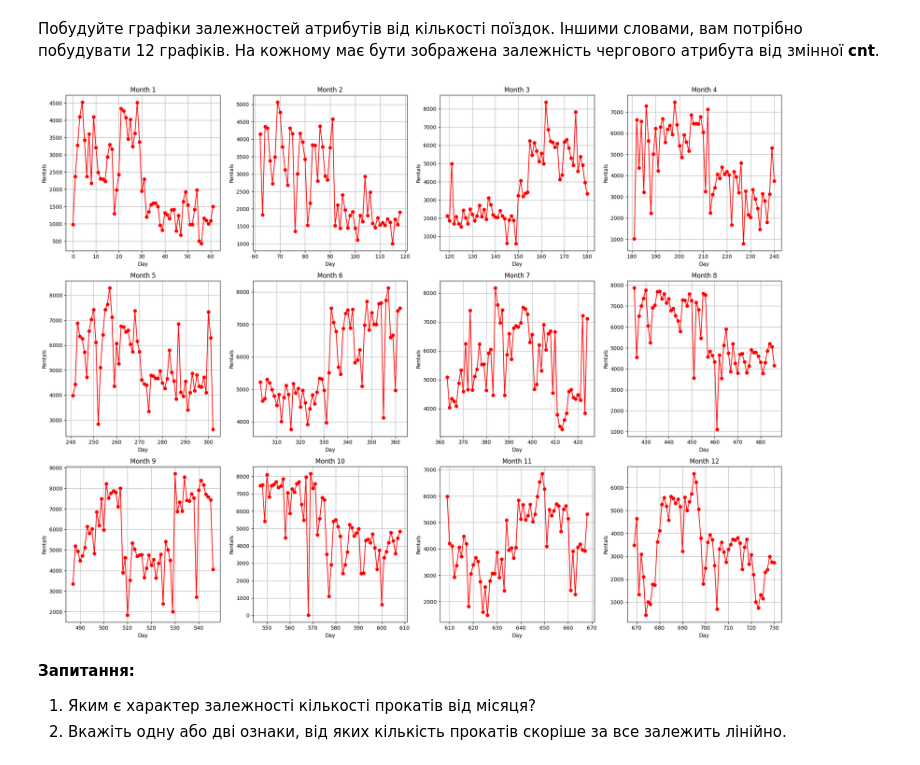
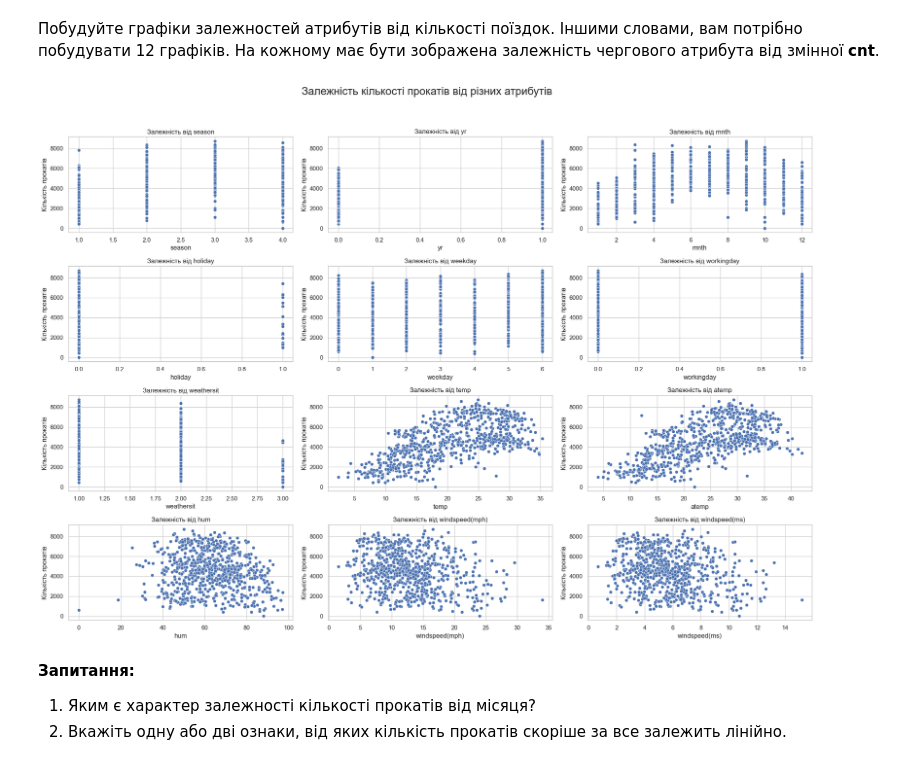
Before and after one commit to yehorkalchenko81/Model-Classification-Evaluation, a Jupyter notebook: OverfittingHomeWork.ipynb, the cells around one changed output. Drawn from its saved outputs; the diff is of its cells as text; code cells hidden in the pictures.

```diff
--- a/OverfittingHomeWork.ipynb
+++ b/OverfittingHomeWork.ipynb
@@ -46,24 +47,26 @@ df.head()
 Отже, у нас є речові, бінарні та номінальні (порядкові) ознаки, і з усіма з них можна працювати як з речовими. З номінальними ознаками теж можна працювати як з речовими, тому що на них заданий порядок. Давайте подивимося на графіках, як цільова ознака залежить від решти.
 # %% [markdown]
 Побудуйте графіки залежностей атрибутів від кількості поїздок. Іншими словами, вам потрібно побудувати 12 графіків. На кожному має бути зображена залежність чергового атрибута від змінної **cnt**.
-# %%
-fig, axes = plt.subplots(3, 4, figsize=(20, 15))
-
-axes = axes.flatten()
-
-grouped = df.sort_values(by='mnth').reset_index().groupby(by='mnth')
-
-for i, (month, data) in enumerate(grouped):
-    axes[i].plot(data.index, data['cnt'], marker='o', color='r')
-    axes[i].set_title(f'Month {month}')
-    axes[i].set_xlabel('Day')
-    axes[i].set_ylabel('Rentals')
-    axes[i].grid(True)
-
-plt.tight_layout()
-plt.show()
-# %% [output]
-[figure, removed]
+# %%
+sns.set(style="whitegrid")
+
+fig, axes = plt.subplots(4, 3, figsize=(20, 15))
+fig.suptitle('Залежність кількості прокатів від різних атрибутів', fontsize=20)
+
+attributes = ['season', 'yr', 'mnth', 'holiday', 'weekday', 'workingday', 'weathersit',
+              'temp', 'atemp', 'hum', 'windspeed(mph)', 'windspeed(ms)']
+
+# Побудова графіків
+for attr, ax in zip(attributes, axes.flatten()):
+    sns.scatterplot(x=df[attr], y=df['cnt'], ax=ax)
+    ax.set_title(f'Залежність від {attr}')
+    ax.set_xlabel(attr)
+    ax.set_ylabel('Кількість прокатів')
+
+plt.tight_layout(rect=[0, 0.03, 1, 0.95])
+plt.show()
+# %% [output]
+[figure, added]
 # %% [markdown]
 __Запитання:__
 1. Яким є характер залежності кількості прокатів від місяця?
```
Also changed, not shown: parts of 35 cells of this notebook, 1 other file.
